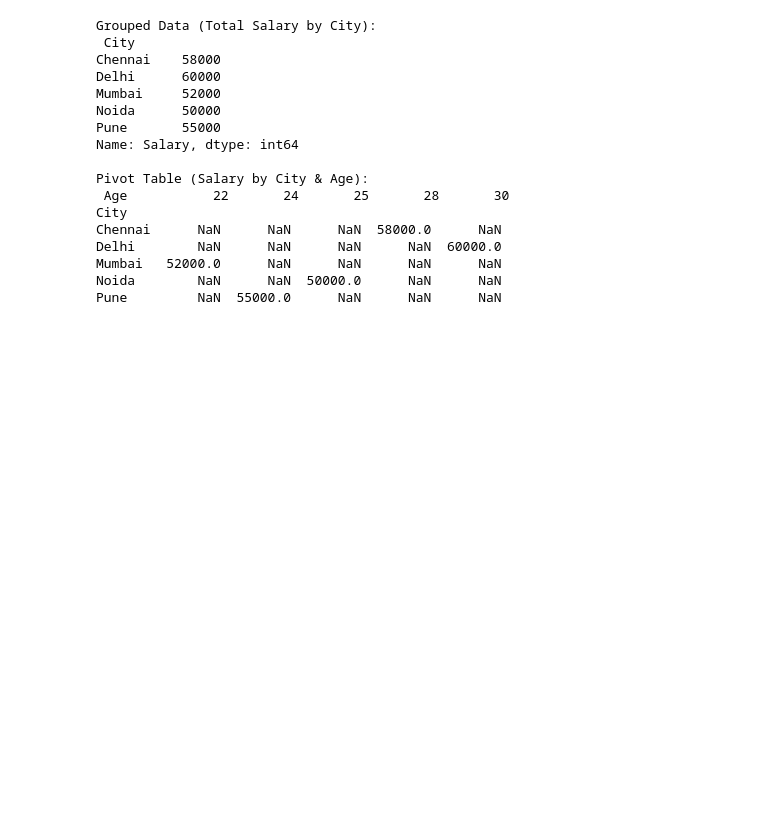
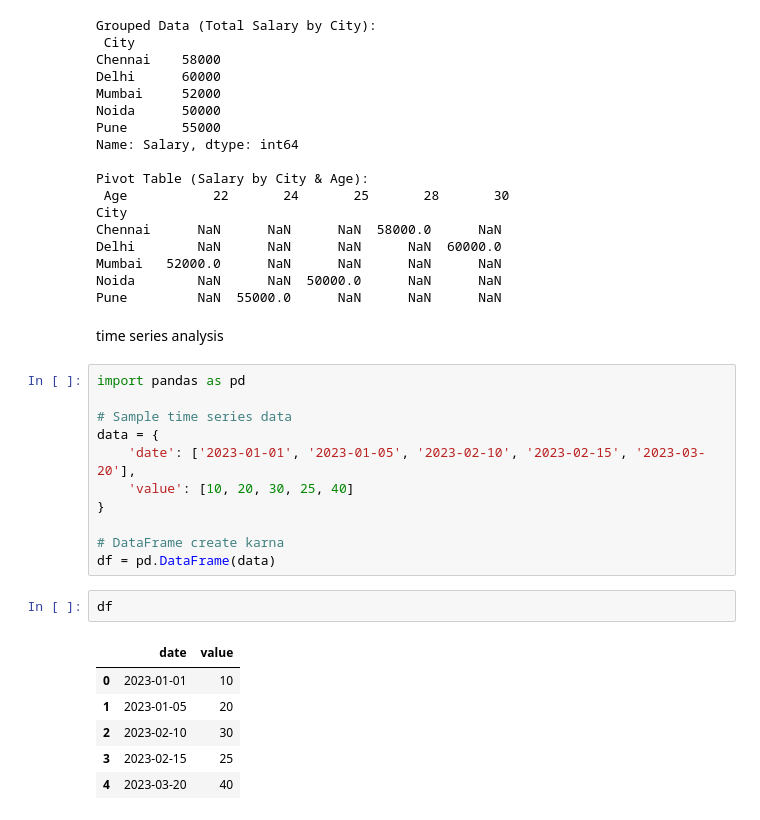
Before and after one commit to arunaimlprojects/data_science_course, a Jupyter notebook: pandas_class_1.ipynb, the cells around one changed output. Drawn from its saved outputs; the diff is of its cells as text; blank space fills up the shorter version.

```diff
--- a/pandas_class_1.ipynb
+++ b/pandas_class_1.ipynb
@@ -290,3 +290,25 @@ Delhi        NaN      NaN      NaN      NaN  60000.0
 Mumbai   52000.0      NaN      NaN      NaN      NaN
 Noida        NaN      NaN  50000.0      NaN      NaN
 Pune         NaN  55000.0      NaN      NaN      NaN
+# %% [markdown]
+time series analysis
+# %%
+import pandas as pd
+
+# Sample time series data
+data = {
+    'date': ['2023-01-01', '2023-01-05', '2023-02-10', '2023-02-15', '2023-03-20'],
+    'value': [10, 20, 30, 25, 40]
+}
+
+# DataFrame create karna
+df = pd.DataFrame(data)
+# %%
+df
+# %% [output]
+|  | date | value |
+| 0 | 2023-01-01 | 10 |
+| 1 | 2023-01-05 | 20 |
+| 2 | 2023-02-10 | 30 |
+| 3 | 2023-02-15 | 25 |
+| 4 | 2023-03-20 | 40 |
```
Also changed, not shown: parts of 11 cells of this notebook.
